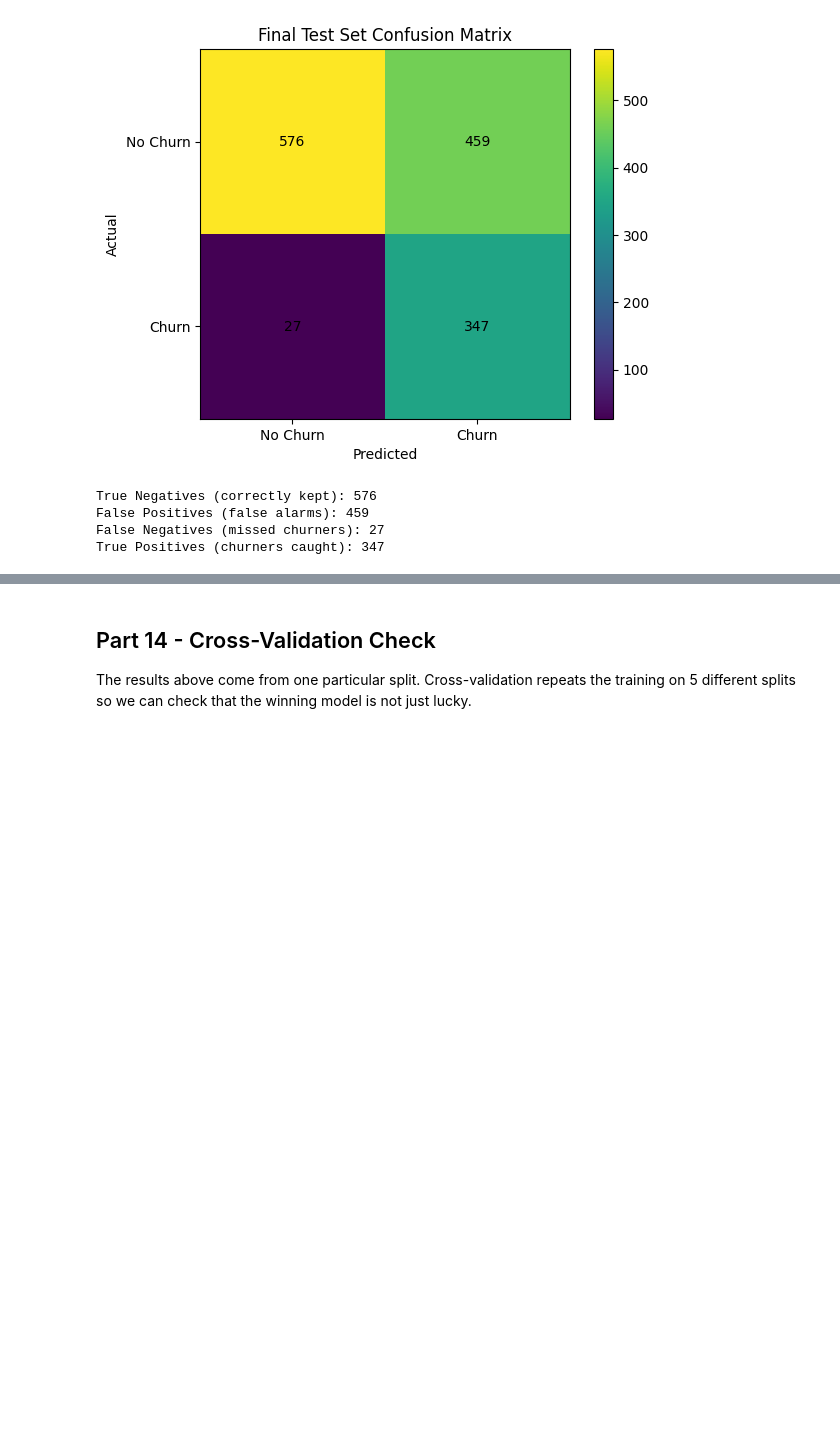
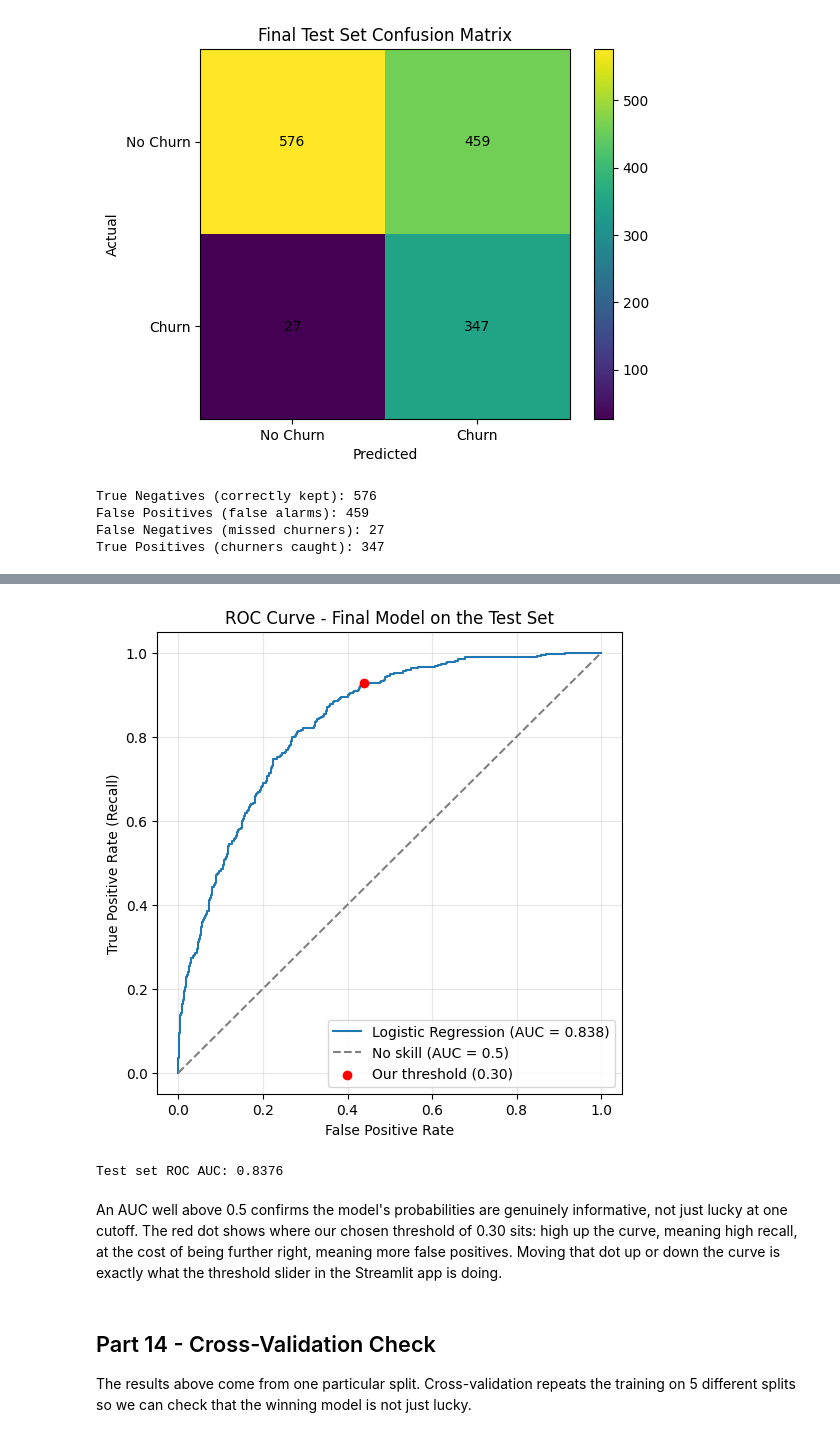
Before and after one commit to MarkY-0/mlai-mini-project, a Jupyter notebook: notebooks/churn_prediction.ipynb, the cells around one changed output, grey strips where cells are left out. Drawn from its saved outputs; the diff is of its cells as text; code cells hidden in the pictures; blank space fills up the shorter version.

Commit message:
Add ROC curve to Part 13 for a threshold-independent view of model quality

```diff
--- a/notebooks/churn_prediction.ipynb
+++ b/notebooks/churn_prediction.ipynb
@@ -913,3 +923,34 @@ True Positives (churners caught): 347
+# %%
+from sklearn.metrics import roc_curve, auc
+
+fpr, tpr, roc_thresholds = roc_curve(y_test, y_prob_test)
+roc_auc_test = auc(fpr, tpr)
+
+plt.figure(figsize=(6, 6))
+plt.plot(fpr, tpr, label=f"Logistic Regression (AUC = {roc_auc_test:.3f})")
+plt.plot([0, 1], [0, 1], linestyle="--", color="grey", label="No skill (AUC = 0.5)")
+
+# mark where our chosen threshold (0.30) sits on this curve
+idx = (abs(roc_thresholds - best_threshold)).argmin()
+plt.scatter(fpr[idx], tpr[idx], color="red", zorder=5,
+            label=f"Our threshold ({best_threshold:.2f})")
+
+plt.xlabel("False Positive Rate")
+plt.ylabel("True Positive Rate (Recall)")
+plt.title("ROC Curve - Final Model on the Test Set")
+plt.legend()
+plt.grid(alpha=0.3)
+plt.show()
+
+print("Test set ROC AUC:", round(roc_auc_test, 4))
+# %% [output]
+[figure, added]
+Test set ROC AUC: 0.8376
+# %% [markdown]
+An AUC well above 0.5 confirms the model's probabilities are genuinely informative, not just
+lucky at one cutoff. The red dot shows where our chosen threshold of 0.30 sits: high up the curve,
+meaning high recall, at the cost of being further right, meaning more false positives. Moving that
+dot up or down the curve is exactly what the threshold slider in the Streamlit app is doing.
 # %% [markdown]
 ## Part 14 - Cross-Validation Check
 
```
Also changed, not shown: parts of 1 cell of this notebook.
